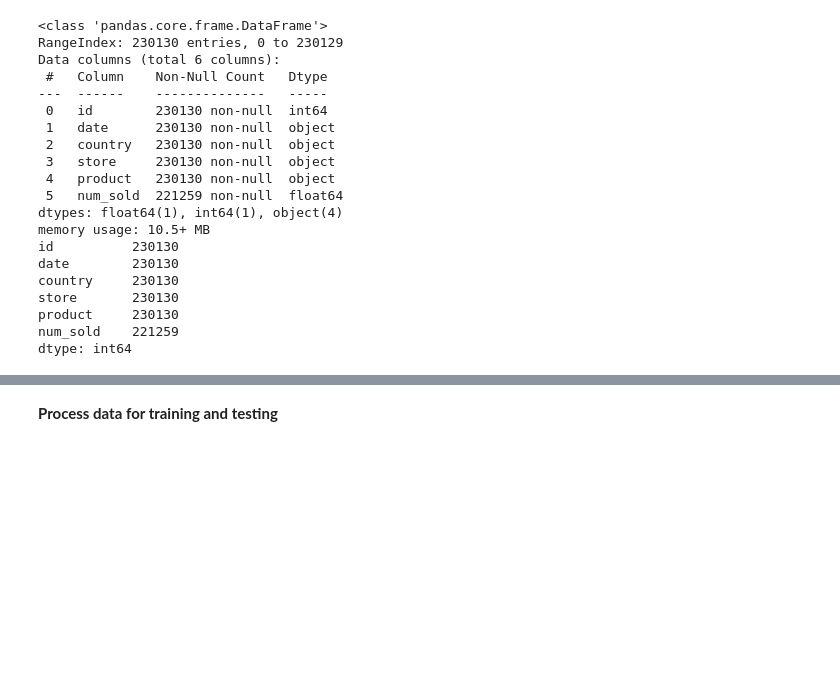
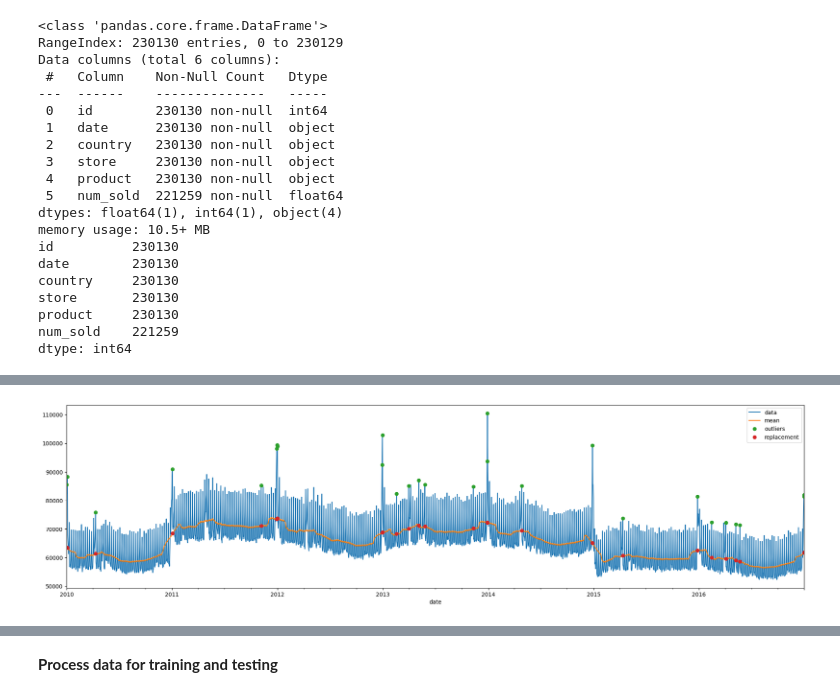
Before and after one commit to NeuroNinjas/Kaggle, a Jupyter notebook: projects/forecasting_sticker_sales/notebook.ipynb, the cells around one changed output, grey strips where cells are left out. Cells and saved outputs as stored; diff of their text form; code cells hidden in the pictures; blank space fills up the shorter version.

```diff
--- a/projects/forecasting_sticker_sales/notebook.ipynb
+++ b/projects/forecasting_sticker_sales/notebook.ipynb
@@ -12,3 +32,14 @@ test_data = pd.read_csv("input_data/test.csv")
+# %%
+def zscore(s, window, thresh=3, return_all=False):
+    roll = s.rolling(window=window, min_periods=1, center=True)
+    avg = roll.mean()
+    std = roll.std(ddof=0)
+    z = s.sub(avg).div(std)
+    m = z.between(-thresh, thresh)
+
+    if return_all:
+        return z, avg, std, m
+    return s.where(m, avg)
 # %%
 train_data.info()
 print(train_data.count())
@@ -35,0 +73,31 @@ dtype: int64
+# %%
+# n_sold_per_day = train_data.groupby('date')['num_sold'].sum()
+# z, avg, std, m = zscore(n_sold_per_day, window=10, return_all=True, thresh=1000)
+
+# ax = plt.figure()
+
+# n_sold_per_day.plot(label='num_sold')
+# avg.plot(label='mean')
+# n_sold_per_day.loc[~m, 'date'].plot(label='outliers', marker='o', ls='')
+
+
+# #avg[~m].plot(label='replacement', marker='o', ls='')
+# plt.legend()
+
+plt.figure(figsize=(24,6))
+n_sold_per_day = train_data.groupby('date')['num_sold'].sum()
+z, avg, std, m = zscore(n_sold_per_day, window=60, return_all=True, thresh=2.4)
+
+ax = plt.subplot()
+
+n_sold_per_day.plot(label='data')
+avg.plot(label='mean')
+
+# Plot outliers and replacement points
+n_sold_per_day.loc[~m].plot(label='outliers', marker='o', ls='')
+avg[~m].plot(label='replacement', marker='o', ls='')
+
+plt.legend()
+plt.show()
+# %% [output]
+[figure, added]
```
Also changed, not shown: parts of 15 cells of this notebook.
